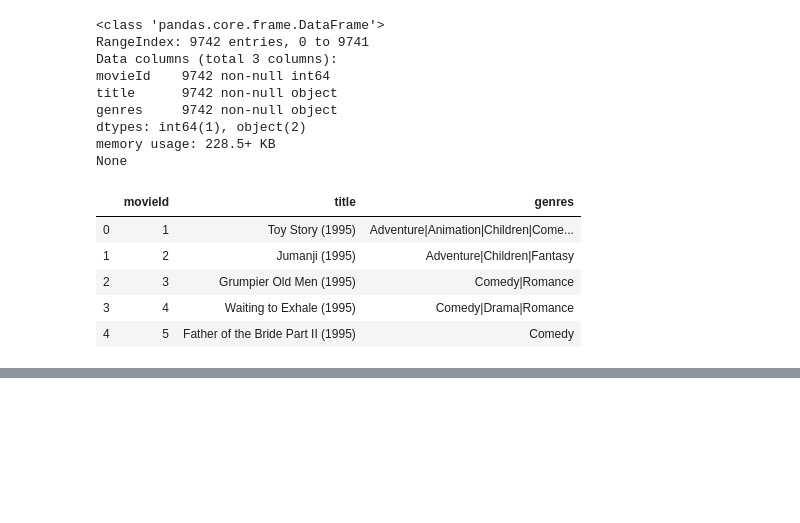
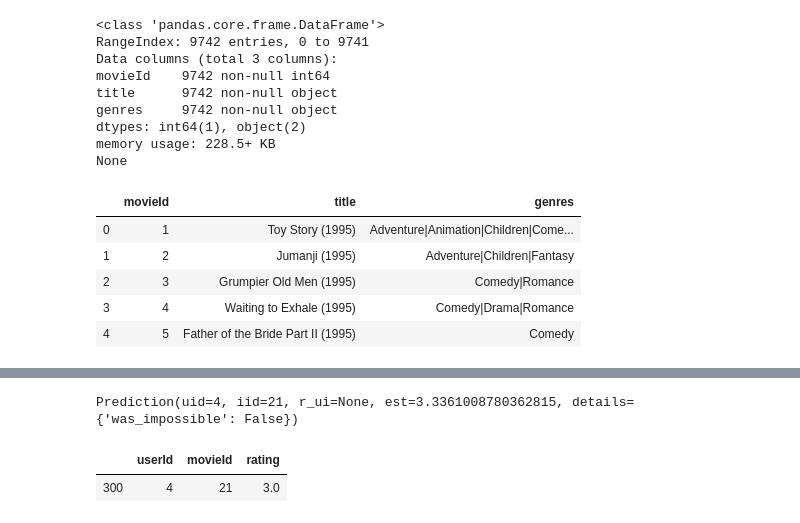
Before and after one commit to rhynos44/mod4_project, a Jupyter notebook: project.ipynb, the cells around one changed output, grey strips where cells are left out. Saved outputs shown, nothing was run; the diff lists cells and outputs as text; code cells hidden in the pictures; blank space fills up the shorter version.

```diff
--- a/project.ipynb
+++ b/project.ipynb
@@ -112,0 +288,4 @@ need to figure out uniques from movie id's and user id's
+# %%
+# predict ratings for user 4 and lowest movieId
+u_4_m_21 = ratings_df[ratings_df.userId == 4]
+u_4_m_21.movieId.describe()
@@ -112,0 +302,9 @@ need to figure out uniques from movie id's and user id's
+# %%
+svd.predict(4,21)
+# %% [output]
+Prediction(uid=4, iid=21, r_ui=None, est=3.3361008780362815, details={'was_impossible': False})
+# %%
+u_4_m_21[u_4_m_21.movieId == 21]
+# %% [output]
+|  | userId | movieId | rating |
+| 300 | 4 | 21 | 3.0 |
```
Also changed, not shown: parts of 39 cells of this notebook, 13 other files.
